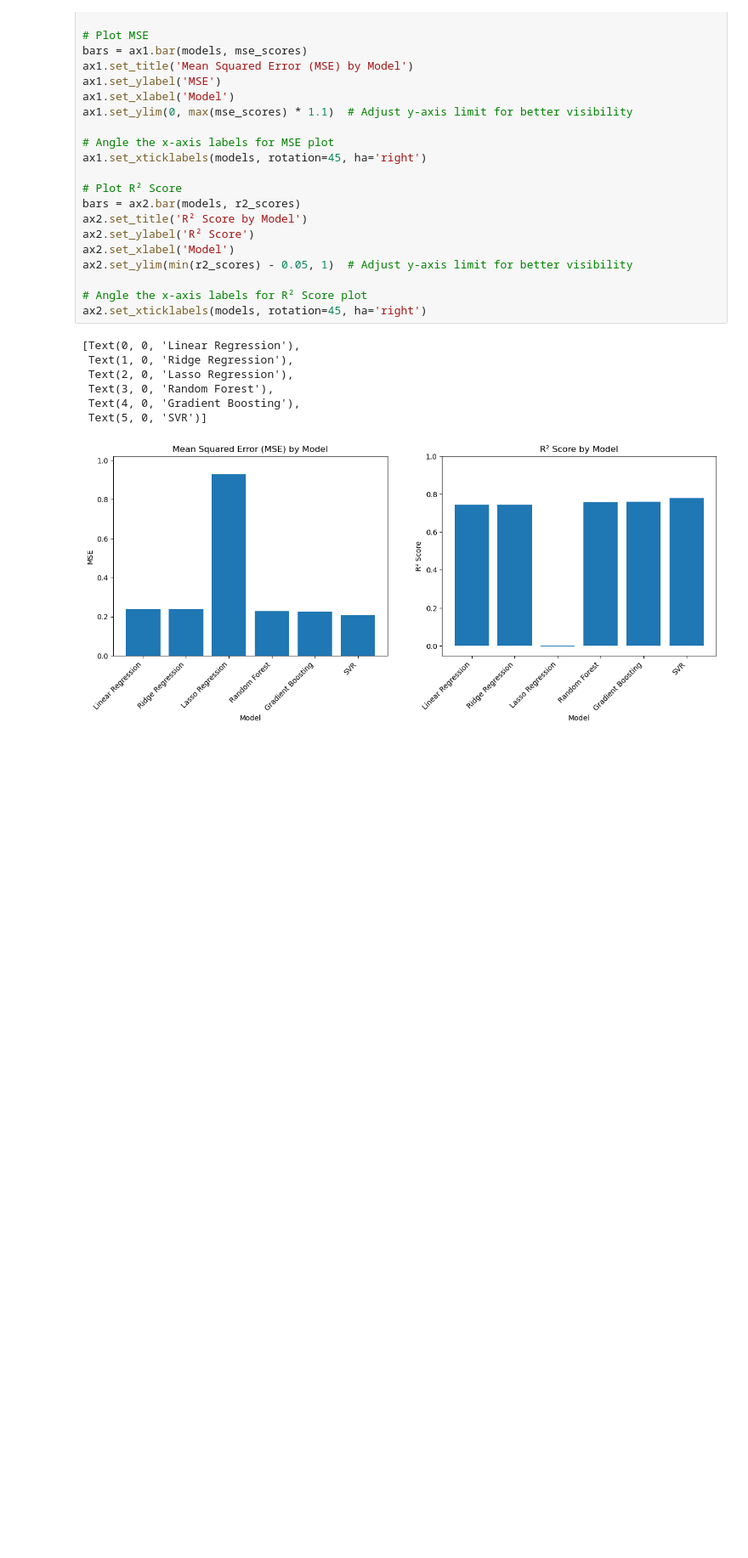
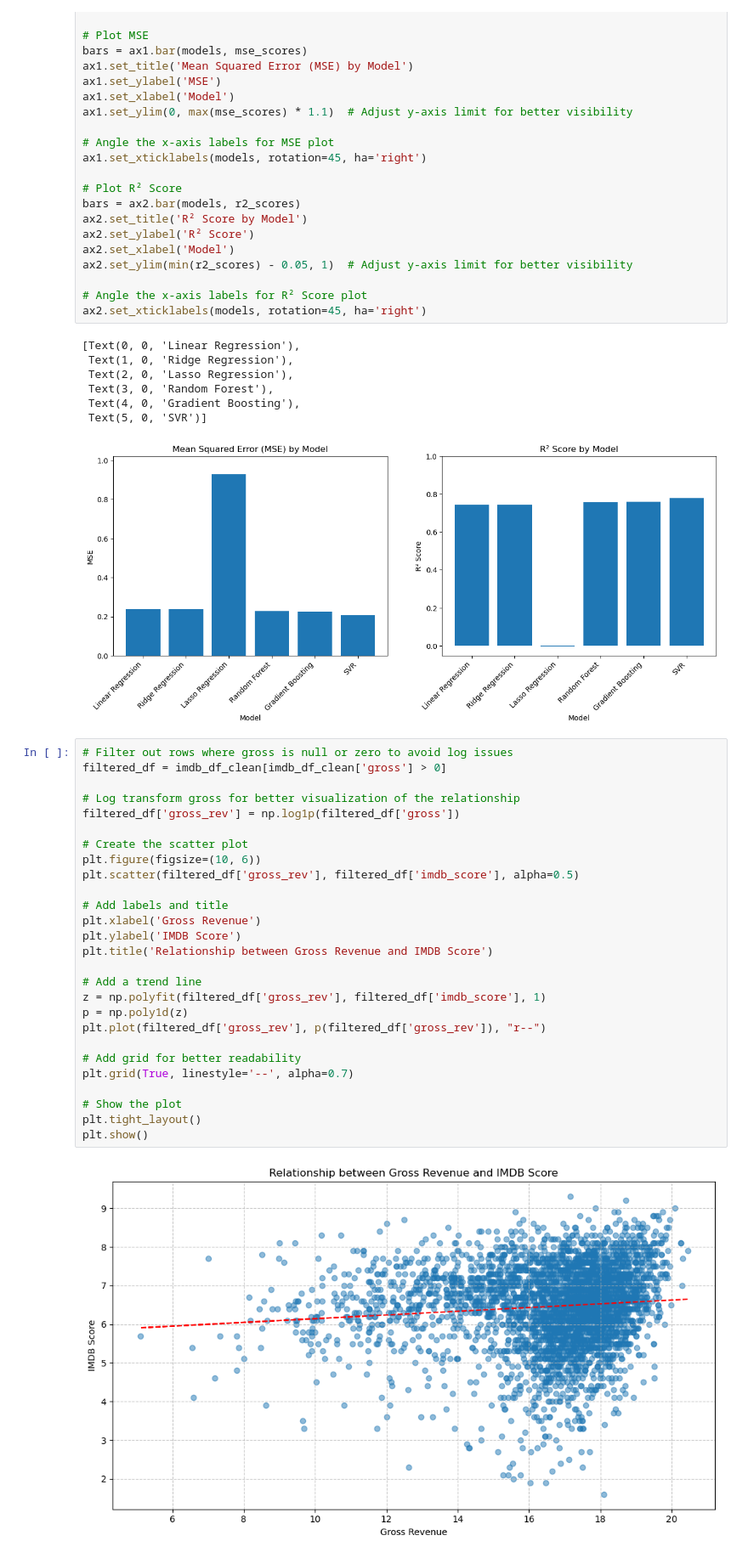
Before and after one commit to 36kp/module-16-project, a Jupyter notebook: src/imdb_analysis_akh.ipynb, the cells around one changed output. Shown: that part at 85% size. Saved outputs shown, nothing was run; the diff lists cells and outputs as text; blank space fills up the shorter version.

Commit message:
Data cleaning and model performance results.

```diff
--- a/src/imdb_analysis_akh.ipynb
+++ b/src/imdb_analysis_akh.ipynb
@@ -448,3 +447,32 @@ ax2.set_xticklabels(models, rotation=45, ha='right')
  Text(4, 0, 'Gradient Boosting'),
  Text(5, 0, 'SVR')]
 [figure]
+# %%
+# Filter out rows where gross is null or zero to avoid log issues
+filtered_df = imdb_df_clean[imdb_df_clean['gross'] > 0]
+
+# Log transform gross for better visualization of the relationship
+filtered_df['gross_rev'] = np.log1p(filtered_df['gross'])
+
+# Create the scatter plot
+plt.figure(figsize=(10, 6))
+plt.scatter(filtered_df['gross_rev'], filtered_df['imdb_score'], alpha=0.5)
+
+# Add labels and title
+plt.xlabel('Gross Revenue')
+plt.ylabel('IMDB Score')
+plt.title('Relationship between Gross Revenue and IMDB Score')
+
+# Add a trend line
+z = np.polyfit(filtered_df['gross_rev'], filtered_df['imdb_score'], 1)
+p = np.poly1d(z)
+plt.plot(filtered_df['gross_rev'], p(filtered_df['gross_rev']), "r--")
+
+# Add grid for better readability
+plt.grid(True, linestyle='--', alpha=0.7)
+
+# Show the plot
+plt.tight_layout()
+plt.show()
+# %% [output]
+[figure, added]
```
Also changed, not shown: parts of 3 cells of this notebook.
